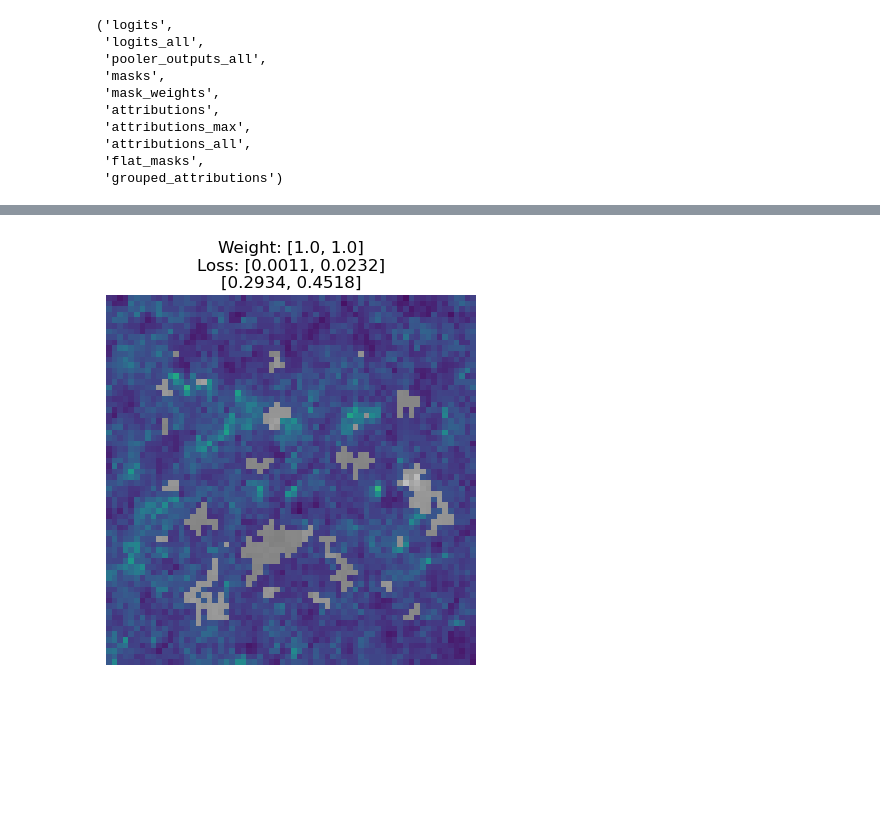
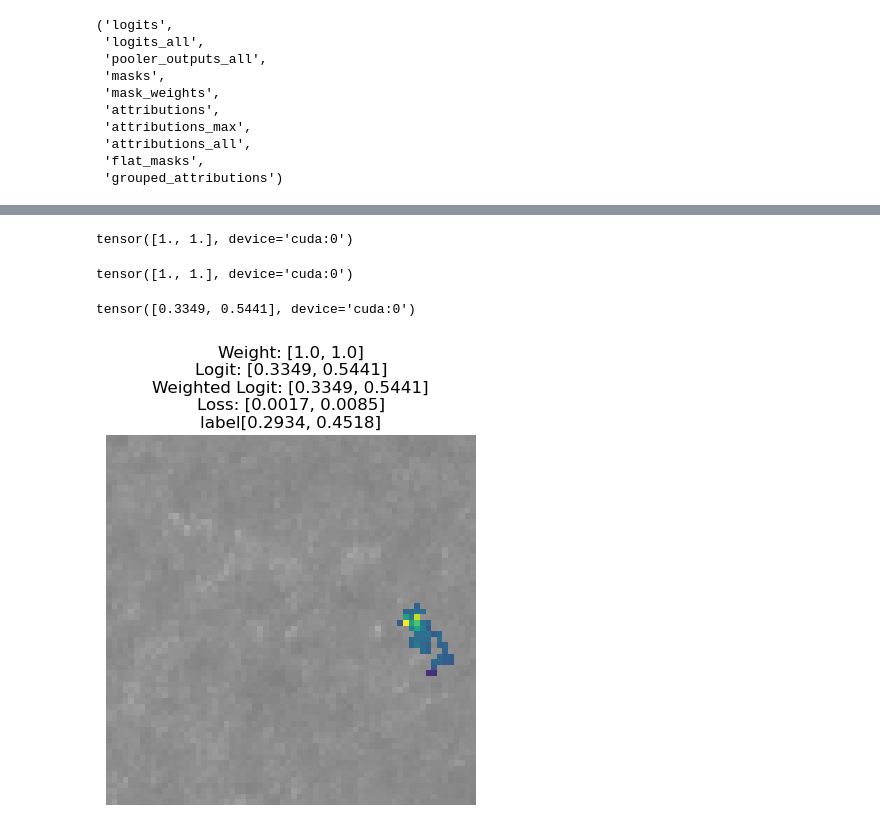
Before and after one commit to BrachioLab/sop, a Jupyter notebook: notebooks/cosmogrid/eval_cosmogrid.ipynb, the cells around one changed output, grey strips where cells are left out. Saved outputs shown, nothing was run; the diff lists cells and outputs as text; code cells hidden in the pictures; blank space fills up the shorter version.

```diff
--- a/notebooks/cosmogrid/eval_cosmogrid.ipynb
+++ b/notebooks/cosmogrid/eval_cosmogrid.ipynb
@@ -58,3 +80,5 @@ processor = None
+# %%
+config.projected_input_scale = 6
 # %%
 def mask_transform(mask):
     seg_mask_cut_off = config.num_masks_max
@@ -180,7 +204,7 @@ masks = masks.to(device)
 
 
 with torch.no_grad():
-    outputs = model(inputs, segs=masks, mask_batch_size=mask_batch_size, return_tuple=True)
+    outputs = model(inputs, segs=masks, mask_batch_size=mask_batch_size, return_tuple=True, binary_threshold=0.5)
     original_logits = backbone_model(inputs).logits
 # %%
 outputs._fields
@@ -250,5 +283,5 @@ entry = {'image': inputs[i],
         'unique_mask_weights_used': unique_mask_weights_used,
         'unique_losses_used': unique_losses_used,
         'label': labels[i],
-        'counts': counts,
+        # 'counts': counts,
         'num_labels': model.config.num_labels}
@@ -303,32 +331,36 @@ def map_plotter(image, mask, type='dim'):
         for contour in contours_original:
             plt.plot(contour[:, 1], contour[:, 0], linewidth=2, color='red')  # color can be changed as needed
 # %%
-def sum_weights_for_unique_masks(masks, masks_weights, loss): #, poolers):
+def sum_weights_for_unique_masks(masks, masks_weights, losses, logits): #, poolers):
     # Convert each boolean mask to a unique string of 0s and 1s
     mask_strs = [''.join(map(str, mask.bool().int().flatten().tolist())) for mask in masks]
     img_size = 66
 
     # Dictionary to store summed weights for each unique mask
     unique_masks_weights = {}
-    unique_masks_loss = {}
+    unique_masks_losses = {}
+    unique_masks_logits = {}
     unique_masks_count = {}
     unique_masks_dict = {}
 
-    for i, (mask_str, weight, loss) in enumerate(zip(mask_strs, masks_weights, loss)):
+    for i, (mask_str, weight, loss, logit) in enumerate(zip(mask_strs, masks_weights, losses, logits)):
         if mask_str in unique_masks_weights:
-            unique_masks_weights[mask_str] += weight
-            unique_masks_loss[mask_str] += loss
+            unique_masks_weights[mask_str] += weight.clone()
+            unique_masks_losses[mask_str] += loss.clone() * weight.clone()
+            unique_masks_logits[mask_str] += logit.clone() * weight.clone()
             unique_masks_count[mask_str] += 1
         else:
-            unique_masks_dict[mask_str] = masks[i]
-            unique_masks_weights[mask_str] = weight
-            unique_masks_loss[mask_str] = loss
+            unique_masks_dict[mask_str] = masks[i].clone()
+            unique_masks_weights[mask_str] = weight.clone()
+            unique_masks_losses[mask_str] = loss.clone() * weight.clone()
+            unique_masks_logits[mask_str] = logit.clone() * weight.clone()
             unique_masks_count[mask_str] = 1
 
     # Convert dictionary keys back to boolean masks
     unique_keys = sorted(unique_masks_weights.keys())
     unique_masks = [unique_masks_dict[key] for key in unique_keys]
     summed_weights = [unique_masks_weights[key] for key in unique_keys]
-    mean_loss = [unique_masks_loss[key] for key in unique_keys]
+    mean_loss = [unique_masks_losses[key] / unique_masks_weights[key] for key in unique_keys]
+    mean_logit = [unique_masks_logits[key] / unique_masks_weights[key] for key in unique_keys]
 
-    return unique_masks, summed_weights, mean_loss #, mean_poolers
+    return unique_masks, summed_weights, mean_loss, mean_logit #, mean_poolers
@@ -335,22 +369,37 @@ def sum_weights_for_unique_masks(masks, masks_weights, loss): #, poolers):
+# %%
+outputs.mask_weights[0].sum(0)
+# %% [output]
+tensor([1., 1.], device='cuda:0')
+# %%
+entry["unique_mask_weights_used"].sum(0)
+# %% [output]
+tensor([1., 1.], device='cuda:0')
 # %%
 import matplotlib.pyplot as plt
 import matplotlib
 
-unique_bool_masks, summed_weights, mean_loss = sum_weights_for_unique_masks(entry['unique_masks_used'],
+unique_bool_masks, summed_weights, mean_loss, mean_logit = sum_weights_for_unique_masks(entry['unique_masks_used'],
                                                                        entry["unique_mask_weights_used"],
-                                                                       entry["unique_losses_used"])
+                                                                       entry["unique_losses_used"],
+                                                                       entry["unique_logits_used"])
 
+# unique_bool_masks, summed_weights, mean_loss, mean_logit = entry['unique_masks_used'], entry["unique_mask_weights_used"], entry["unique_losses_used"], entry["unique_logits_used"]
+
+print(entry["logits"])
 for j in range(len(unique_bool_masks)):
     weight_show = [round(val.item(), 4) for val in summed_weights[j]]
     loss_show = [round(val.item(), 4) for val in mean_loss[j]]
+    logit_show = [round(val.item(), 4) for val in mean_logit[j]]
     label_show = [round(val.item(), 4) for val in entry["label"]]
-    title = f'Weight: {weight_show}\nLoss: {loss_show}\n{label_show}'
+    weighted_logit = [round(summed_weights[j][param_i].item() * mean_logit[j][param_i].item(), 4) for param_i in range(2)]
+    title = f'Weight: {weight_show}\nLogit: {logit_show}\nWeighted Logit: {weighted_logit}\nLoss: {loss_show}\nlabel{label_show}'
     map_plotter(entry['image'][0].cpu(), unique_bool_masks[j].cpu().numpy(), type='dim')
     plt.title(title)
     plt.axis('off')
     plt.show()
 # %% [output]
+tensor([0.3349, 0.5441], device='cuda:0')
-[figure, old version]
+[figure, new version]
 # %%
 indices
 # %% [output]
```
Also changed, not shown: parts of 11 cells of this notebook, 21 other files.
